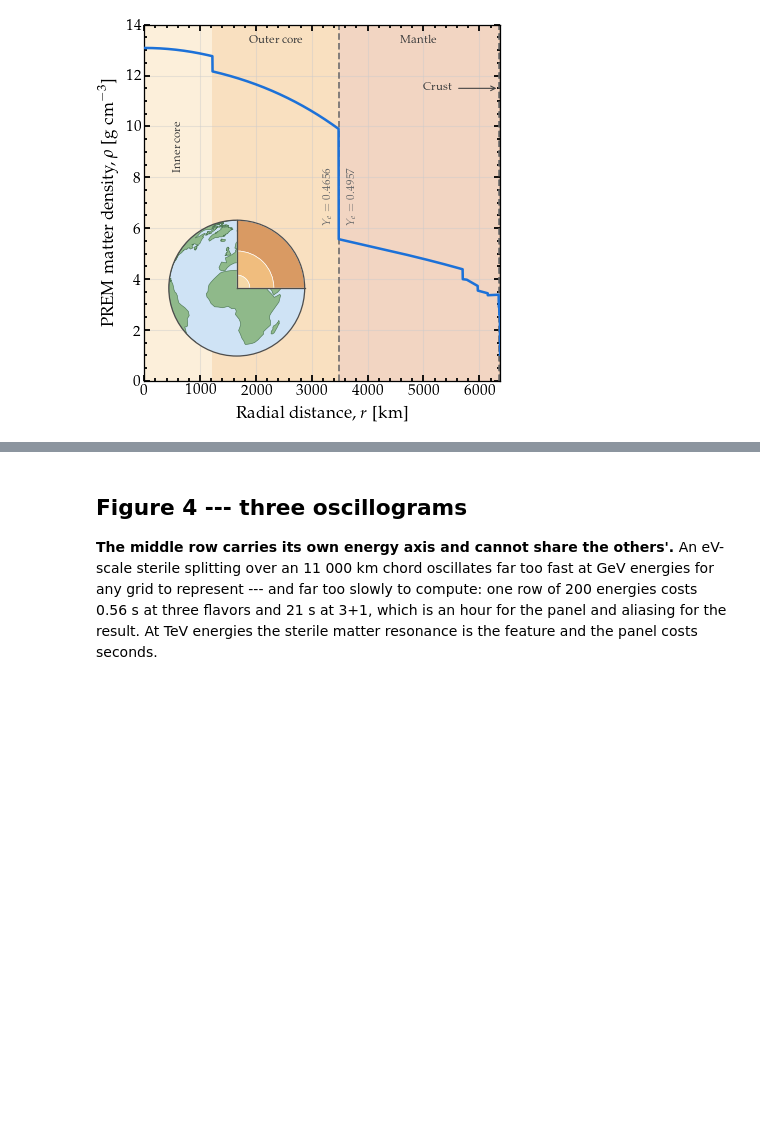
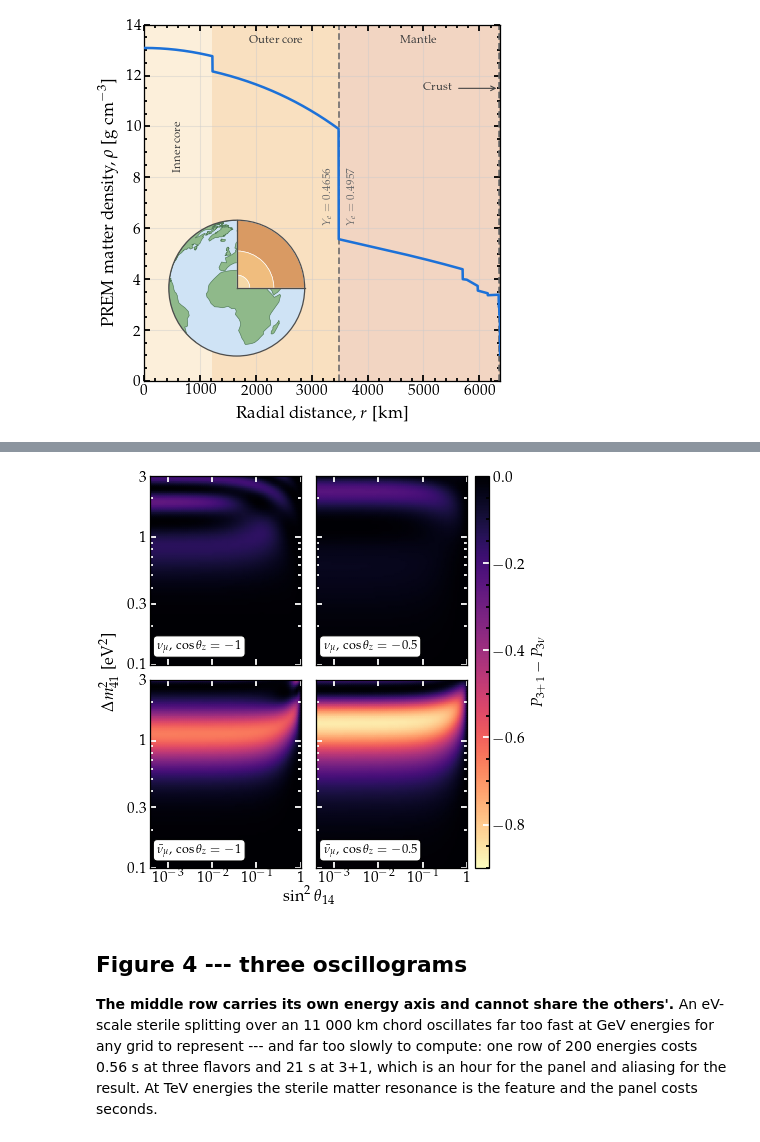
Before and after one commit to mbustama/Magnus, a Jupyter notebook: notebooks/28_magnus_paper_figures.ipynb, the cells around one changed output, grey strips where cells are left out. Cells and saved outputs as stored; diff of their text form; code cells hidden in the pictures; blank space fills up the shorter version.

```diff
--- a/notebooks/28_magnus_paper_figures.ipynb
+++ b/notebooks/28_magnus_paper_figures.ipynb
@@ -2163,0 +2173,66 @@ save(fig, 'prem_profile.pdf')
+# %%
+# --- Figure 3f -- the sterile parameter scan
+SCAN_N = 80
+SCAN_E = 5.0*gd.UNIT_TEV
+SCAN_D41 = np.logspace(np.log10(0.1), np.log10(3.0), SCAN_N)
+SCAN_S14 = np.logspace(np.log10(0.02), 0.0, SCAN_N)
+SCAN_S24 = np.sqrt(0.10)
+SCAN_PANELS = [(-1.0, False, r'$\nu_\mu$, $\cos\theta_z = -1$'),
+               (-0.5, False, r'$\nu_\mu$, $\cos\theta_z = -0.5$'),
+               (-1.0, True,  r'$\bar{\nu}_\mu$, $\cos\theta_z = -1$'),
+               (-0.5, True,  r'$\bar{\nu}_\mu$, $\cos\theta_z = -0.5$')]
+
+
+def sterile_scan(costhz, nubar):
+    """P(3+1) - P(3nu) over the plane, for one chord and one sign.
+
+    Cached like every other measured quantity here: 6400 four-flavor Earth
+    probabilities per panel is a property of the configuration, not of the run.
+    """
+    def run():
+        L = chord(costhz)
+        kw = dict(costhz=costhz, L=L, nu_i=gd.NUMU, nu_f=gd.NUMU, nubar=nubar,
+                  rtol=RTOL_FIG, atol=ATOL_FIG)
+        std = float(quiet(oscprob.osc_prob_3nu_earth, SCAN_E, **OSC, **kw))
+        return [[float(quiet(oscprob.osc_prob_4nu_earth, SCAN_E, s14=s, s24=SCAN_S24,
+                             s34=0.0, D41=d, **OSC, **kw)) - std
+                 for s in SCAN_S14] for d in SCAN_D41]
+    key = ('sterile_scan', float(costhz), bool(nubar), float(SCAN_E), SCAN_N,
+           [float(x) for x in SCAN_D41], [float(x) for x in SCAN_S14],
+           float(SCAN_S24), RTOL_FIG, ATOL_FIG, sorted(OSC.items()))
+    tag = 'sterile_scan_%s_%s' % (('m%g' % abs(costhz)).replace('.', 'p'),
+                                  'nubar' if nubar else 'nu')
+    return np.asarray(cached(tag, key, run, what='one panel of the sterile scan'))
+
+
+fig, axes = plt.subplots(2, 2, figsize=(COL, 3.45), sharex=True, sharey=True)
+for ax, (cz, nb, label) in zip(axes.ravel(), SCAN_PANELS):
+    im = ax.pcolormesh(SCAN_S14**2, SCAN_D41, sterile_scan(cz, nb), cmap='magma_r',
+                       vmin=-0.9, vmax=0.0, shading='gouraud', rasterized=True)
+    ax.set_xscale('log'); ax.set_yscale('log')
+    ax.set_xlim((SCAN_S14**2).min(), (SCAN_S14**2).max())
+    ax.set_ylim(SCAN_D41.min(), SCAN_D41.max())
+    ax.set_xticks([1e-3, 1e-2, 1e-1, 1.0])
+    ax.set_xticklabels([r'$10^{-3}$', r'$10^{-2}$', r'$10^{-1}$', r'$1$'])
+    ax.set_yticks([0.1, 0.3, 1.0, 3.0]); ax.set_yticklabels(['0.1', '0.3', '1', '3'])
+    ax.xaxis.set_minor_formatter(mpl.ticker.NullFormatter())
+    ax.yaxis.set_minor_formatter(mpl.ticker.NullFormatter())
+    # White on a dark map; the labels stay dark so they read against the page.
+    ax.tick_params(which='both', color='white')
+    corner(ax, label, loc='lower left', fontsize=7.0, x=0.05, y=0.06)
+fig.subplots_adjust(left=0.145, right=0.845, bottom=0.115, top=0.99,
+                    wspace=0.10, hspace=0.08)
+# One label per direction, centered on the block of panels rather than on the
+# canvas, so the colorbar does not pull either off center.
+fig.text(0.495, 0.030, r'$\sin^2\theta_{14}$', ha='center', va='bottom', fontsize=9.0)
+fig.text(0.032, 0.553, r'$\Delta m^2_{41}$ [eV$^2$]', ha='left', va='center',
+         rotation='vertical', fontsize=9.0)
+cax = fig.add_axes([0.862, 0.115, 0.032, 0.875])
+cb = fig.colorbar(im, cax=cax)
+cb.set_label(r'$P_{3+1} - P_{3\nu}$', fontsize=8.5, labelpad=3)
+cb.set_ticks([0.0, -0.2, -0.4, -0.6, -0.8])
+cb.ax.tick_params(color='white')
+print('  deepest depletion per panel: %s'
+      % ', '.join('%.3f' % sterile_scan(cz, nb).min() for cz, nb, _ in SCAN_PANELS))
+save(fig, 'sterile_scan.pdf')
+# %% [output]
@@ -2164,3 +2253,4 @@ save(fig, 'prem_profile.pdf')
+[figure, added]
 # %% [markdown]
 ## Figure 4 --- three oscillograms
 
```
Also changed, not shown: parts of 6 cells of this notebook, 6 other files.
